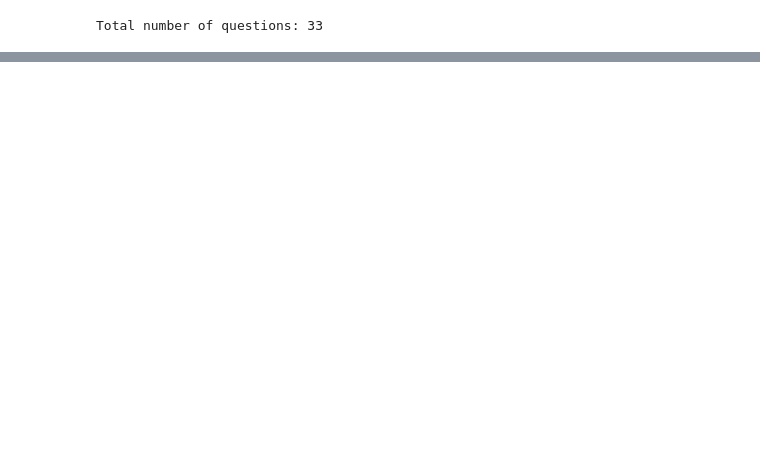
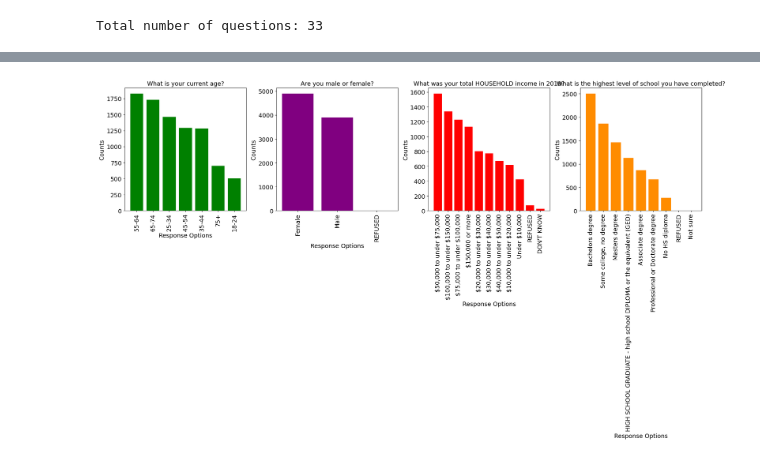
Before and after one commit to Kurmich/ai-agent-based-survey, a Jupyter notebook: generate_scripts.ipynb, the cells around one changed output, grey strips where cells are left out. Saved outputs shown, nothing was run; the diff lists cells and outputs as text; code cells hidden in the pictures; blank space fills up the shorter version.

```diff
--- a/generate_scripts.ipynb
+++ b/generate_scripts.ipynb
@@ -6,5 +18,6 @@ import os
 # %%
-survey_question_codes = ['AGE7',
+survey_question_codes = [
+                         'AGE7',
                          'GENDER',
                          'RACETH',
                          'HHINCOME',
@@ -39,5 +52,6 @@ survey_question_codes = ['AGE7',
                          'PHYS11_TEMP'
                         ]
 print(f"Total number of questions: {len(survey_question_codes)}")
+assert len(survey_question_codes) == 33, "There should be 33 survey questions."
 # %% [output]
 Total number of questions: 33
@@ -44 +94,13 @@ Total number of questions: 33
+# %%
+transcripts_dir = os.path.join(os.getcwd(),  'transcripts')
+if not os.path.exists(transcripts_dir):
+    os.makedirs(transcripts_dir)
+
+phone_survey_dir           = os.path.join(os.getcwd(),        'phone-survey-data')
+numeric_survey_file        = os.path.join(phone_survey_dir,   'numeric_full_phone_survey_01_April_30_covid_impact_survey.csv')
+text_survey_file           = os.path.join(phone_survey_dir,   'clean_text_full_phone_survey_01_April_30_covid_impact_survey.csv')
+april_transcript_data_file = os.path.join(phone_survey_dir,   'april_transcript_survey.csv')
+codebook_json_file         = os.path.join(transcripts_dir,    'codebook.json')
+numeric_survey_df          = pd.read_csv(numeric_survey_file)
+text_survey_df             = pd.read_csv(text_survey_file)
 # %%
@@ -53,0 +299,30 @@ numeric_survey_df          = pd.read_csv(numeric_survey_file)
+# %%
+def plot_demographic_data(text_response_df, codebook, data_codes, colors = None):
+    N = len(data_codes)
+    fig, axs = plt.subplots(1, N, figsize=(20, 12))
+    for i in range(N):
+        code = data_codes[i]
+        series = text_response_df[code]
+        series = series[text_response_df[code] != 'SKIPPED ON WEB']
+        hist = series.value_counts()#.sort_index()
+        keys = hist.index
+        values = hist.values
+        axs[i].bar(keys, values, color = colors[i])
+        axs[i].set_title(codebook[code].get_question(), fontsize=14)
+        axs[i].set_xlabel('Response Options', fontsize=14)
+        axs[i].set_ylabel('Counts', fontsize=14)
+        axs[i].set_xticks(range(len(keys)))
+        xlabels = [k.replace('$', r'\$') for k in keys]
+        axs[i].set_xticklabels(xlabels, rotation=90)
+        # Set tick label size
+        axs[i].tick_params(axis='x', labelsize=14)   # Set x-axis tick label size
+        axs[i].tick_params(axis='y', labelsize=14)   # Set y-axis tick label size
+        #print(keys)
+
+    plt.tight_layout()
+    plt.xticks(rotation=90)
+    plt.show()
+# %%
+plot_demographic_data(text_survey_df, codebook, [ 'AGE7', 'GENDER','HHINCOME', 'EDUCATION'], colors = ['green', 'purple', 'red', 'darkorange'])
+# %% [output]
+[figure, added]
```
Also changed, not shown: parts of 18 cells of this notebook.
